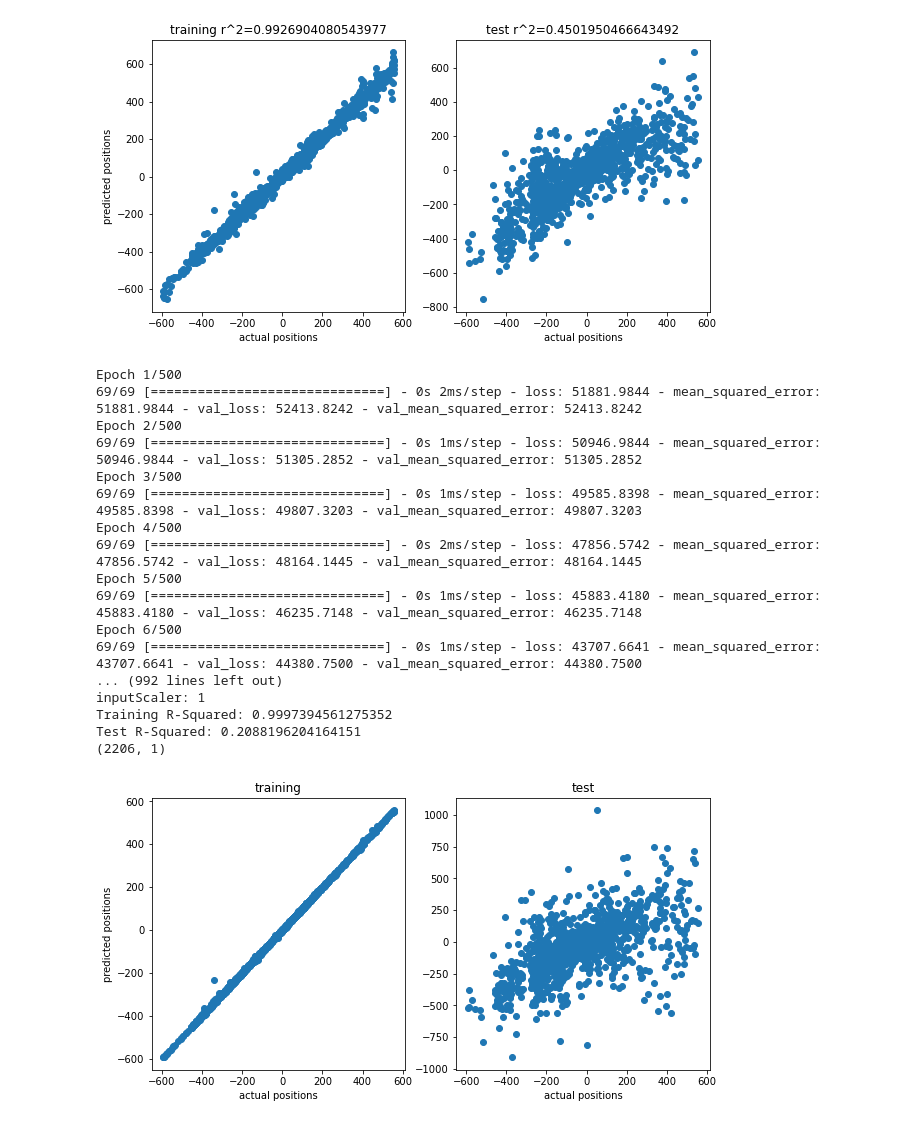
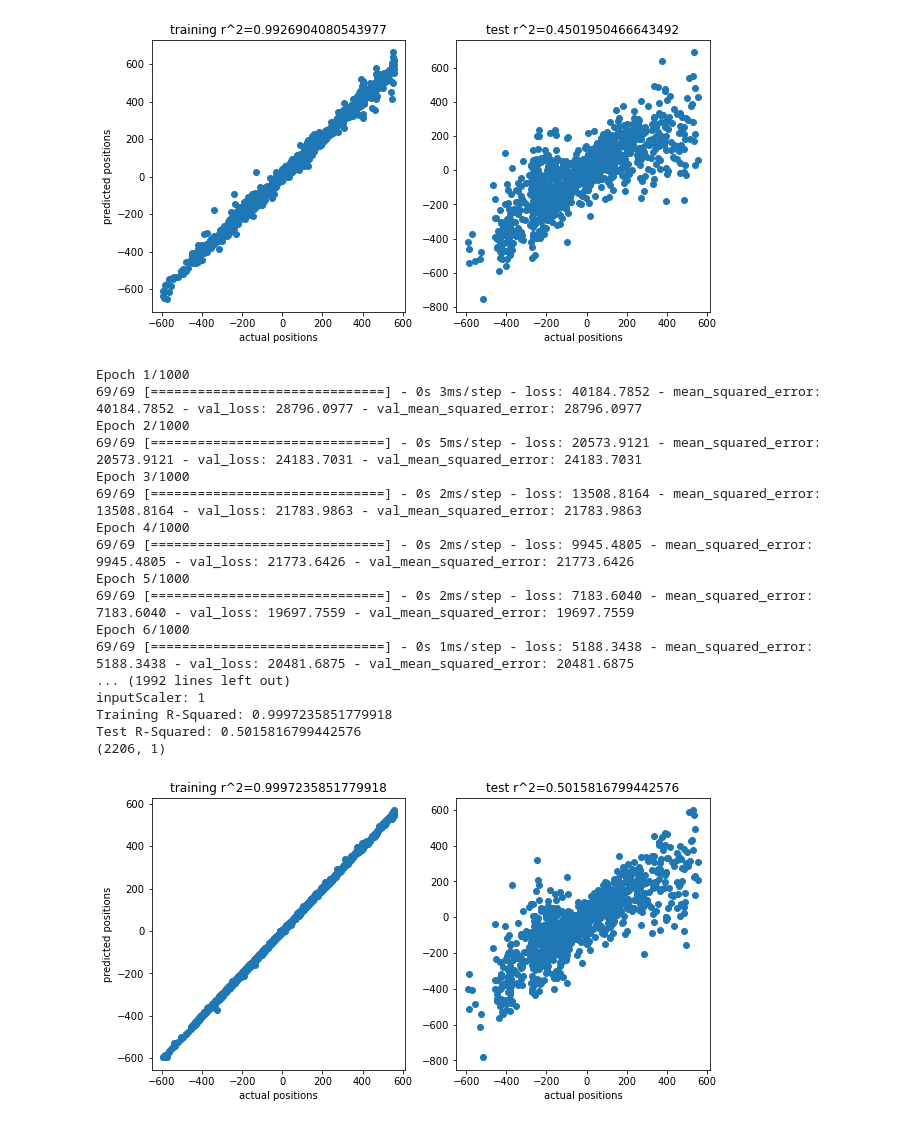
Before and after one commit to AndrewSamaha/MLRacer, a Jupyter notebook: cnn1.ipynb, the cells around one changed output. Drawn from its saved outputs; the diff is of its cells as text; code cells hidden in the pictures.

Commit message:
1000 epoch test

```diff
--- a/cnn1.ipynb
+++ b/cnn1.ipynb
@@ -286,23 +286,23 @@ Test R-Squared: 0.4501950466643492
 (2206, 1)
 [figure]
 # %%
-train_rsquared, test_rsquared, modelPosition  = buildModelSingleTask(X_train/255, y_train_position.reshape(-1,1), X_test/255, y_test_position.reshape(-1,1), inputScaler=1, epochs=500, filename="alpha.normalized.500epochs.png")
+train_rsquared, test_rsquared, modelPosition  = buildModelSingleTask(X_train, y_train_position.reshape(-1,1), X_test, y_test_position.reshape(-1,1), inputScaler=1, epochs=1000, filename="alpha.unnormalized.1000epochs.png")
 # %% [output]
-Epoch 1/500
-69/69 [==============================] - 0s 2ms/step - loss: 51881.9844 - mean_squared_error: 51881.9844 - val_loss: 52413.8242 - val_mean_squared_error: 52413.8242
-Epoch 2/500
-69/69 [==============================] - 0s 1ms/step - loss: 50946.9844 - mean_squared_error: 50946.9844 - val_loss: 51305.2852 - val_mean_squared_error: 51305.2852
-Epoch 3/500
-69/69 [==============================] - 0s 1ms/step - loss: 49585.8398 - mean_squared_error: 49585.8398 - val_loss: 49807.3203 - val_mean_squared_error: 49807.3203
-Epoch 4/500
-69/69 [==============================] - 0s 2ms/step - loss: 47856.5742 - mean_squared_error: 47856.5742 - val_loss: 48164.1445 - val_mean_squared_error: 48164.1445
-Epoch 5/500
-69/69 [==============================] - 0s 1ms/step - loss: 45883.4180 - mean_squared_error: 45883.4180 - val_loss: 46235.7148 - val_mean_squared_error: 46235.7148
-Epoch 6/500
-69/69 [==============================] - 0s 1ms/step - loss: 43707.6641 - mean_squared_error: 43707.6641 - val_loss: 44380.7500 - val_mean_squared_error: 44380.7500
-... (992 lines left out)
+Epoch 1/1000
+69/69 [==============================] - 0s 3ms/step - loss: 40184.7852 - mean_squared_error: 40184.7852 - val_loss: 28796.0977 - val_mean_squared_error: 28796.0977
+Epoch 2/1000
+69/69 [==============================] - 0s 5ms/step - loss: 20573.9121 - mean_squared_error: 20573.9121 - val_loss: 24183.7031 - val_mean_squared_error: 24183.7031
+Epoch 3/1000
+69/69 [==============================] - 0s 2ms/step - loss: 13508.8164 - mean_squared_error: 13508.8164 - val_loss: 21783.9863 - val_mean_squared_error: 21783.9863
+Epoch 4/1000
+69/69 [==============================] - 0s 2ms/step - loss: 9945.4805 - mean_squared_error: 9945.4805 - val_loss: 21773.6426 - val_mean_squared_error: 21773.6426
+Epoch 5/1000
+69/69 [==============================] - 0s 2ms/step - loss: 7183.6040 - mean_squared_error: 7183.6040 - val_loss: 19697.7559 - val_mean_squared_error: 19697.7559
+Epoch 6/1000
+69/69 [==============================] - 0s 1ms/step - loss: 5188.3438 - mean_squared_error: 5188.3438 - val_loss: 20481.6875 - val_mean_squared_error: 20481.6875
+... (1992 lines left out)
 inputScaler: 1
-Training R-Squared: 0.9997394561275352
-Test R-Squared: 0.2088196204164151
+Training R-Squared: 0.9997235851779918
+Test R-Squared: 0.5015816799442576
 (2206, 1)
-[figure, old version]
+[figure, new version]
```
Also changed, not shown: 2 other files.
